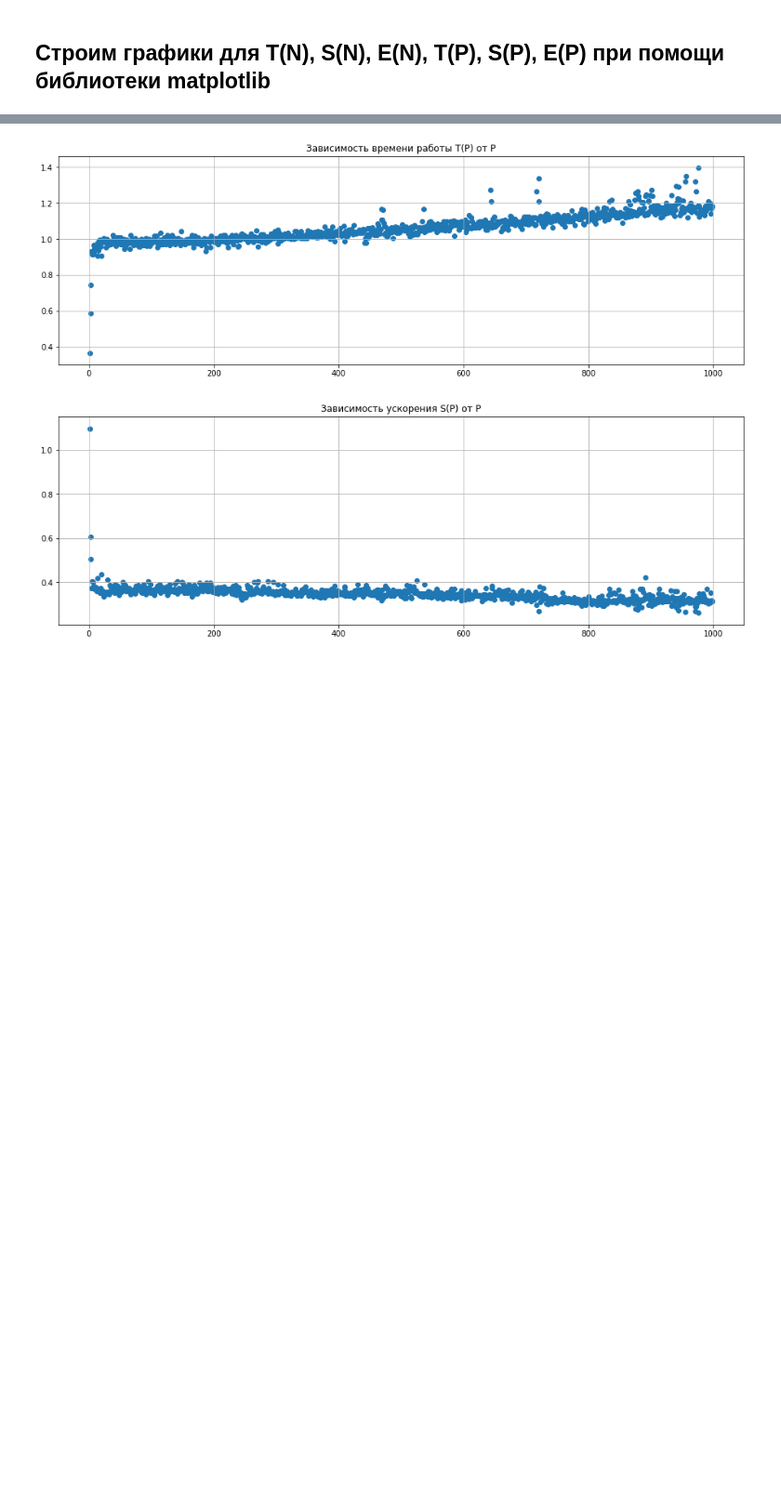
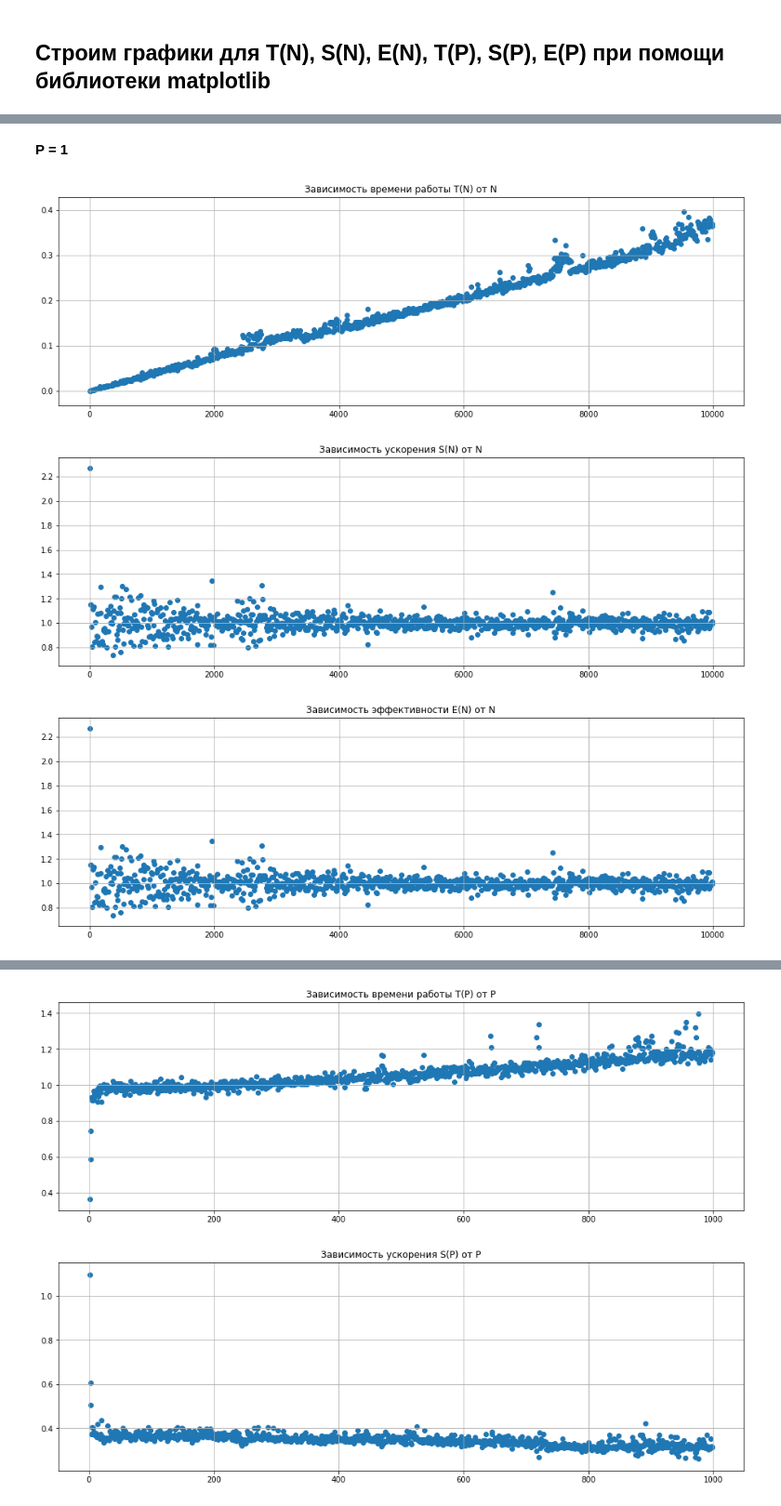
Before and after one commit to riknel/DistributedComputing, a Jupyter notebook: graphs_random_walk.ipynb, the cells around one changed output, grey strips where cells are left out. Shown at 93% size. Saved outputs shown, nothing was run; the diff lists cells and outputs as text; code cells hidden in the pictures; blank space fills up the shorter version.

Commit message:
graphs changed

```diff
--- a/graphs_random_walk.ipynb
+++ b/graphs_random_walk.ipynb
@@ -9 +9,14 @@ import numpy as np
 N от 10 до 10000 с шагом 10
+# %%
+#считываем результаты из файла для одного потока
+info = open("stats_python_1.txt").readlines()
+n_1 = []
+T_p_1 = []
+S_p_1 = []
+E_p_1 = []
+for line in info:
+    line = line.split()
+    n_1.append(int(line[0]))
+    T_p_1.append(float(line[1]))
+    S_p_1.append(float(line[2]))
+    E_p_1.append(float(line[3]))
@@ -9,0 +75,24 @@ N от 10 до 10000 с шагом 10
+# %% [markdown]
+**P = 1**
+# %%
+plt.figure(figsize=(16, 5))
+plt.title("Зависимость времени работы T(N) от N")
+plt.grid()
+plt.scatter(n_1, T_p_1)
+plt.show()
+
+plt.figure(figsize=(16, 5))
+plt.title("Зависимость ускорения S(N) от N")
+plt.grid()
+plt.scatter(n_1, S_p_1)
+plt.show()
+
+plt.figure(figsize=(16, 5))
+plt.title("Зависимость эффективности E(N) от N")
+plt.grid()
+plt.scatter(n_1, E_p_1)
+plt.show()
+# %% [output]
+[figure, added]
+[figure, added]
+[figure, added]
```
Also changed, not shown: parts of 18 cells of this notebook, 1 other file.
